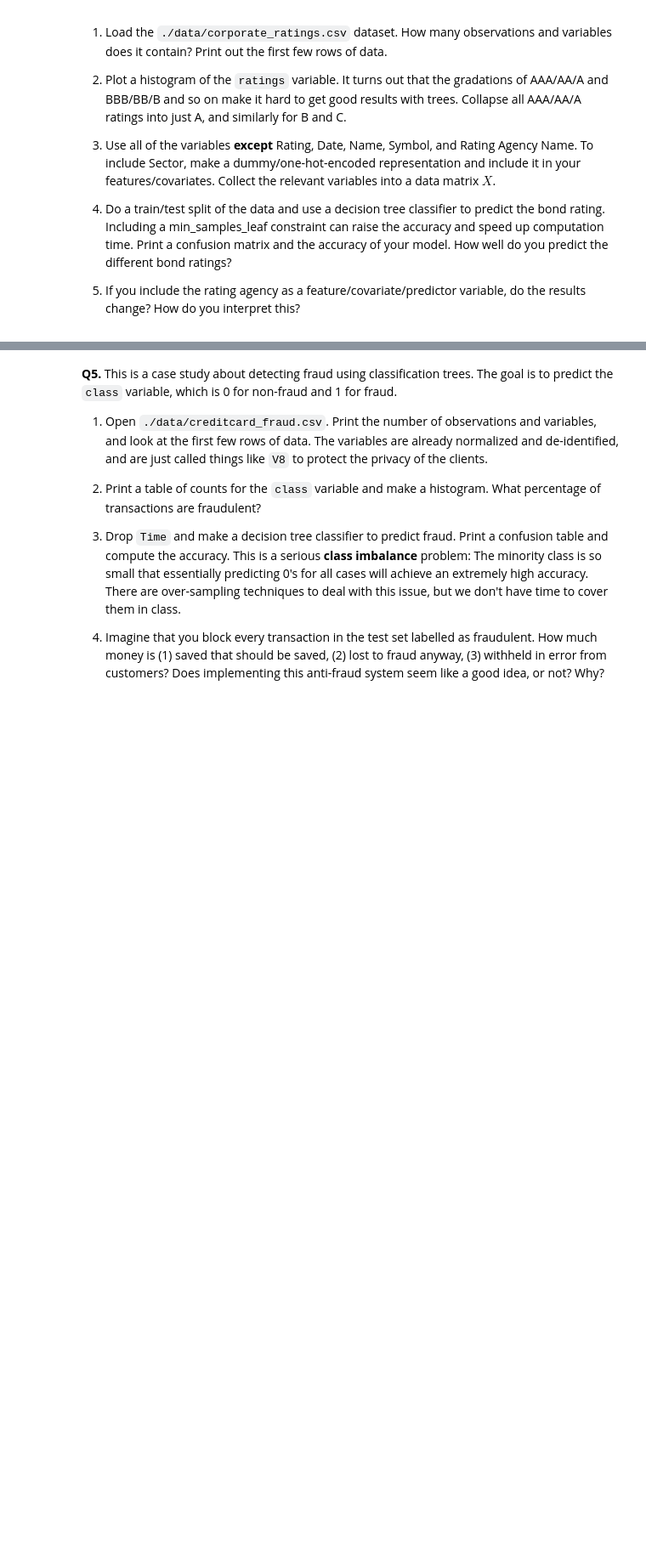
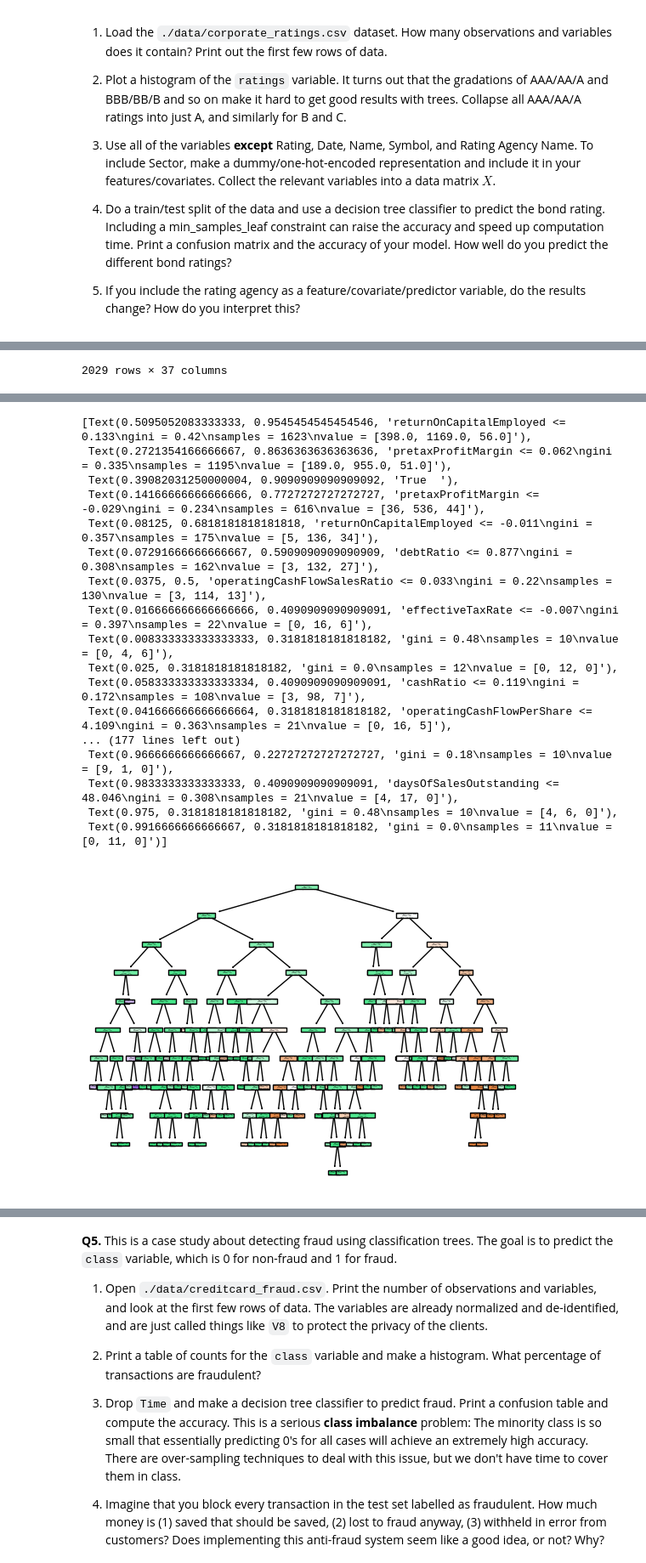
Before and after one commit to KaranRawatUVA/trees, a Jupyter notebook: assignment/assignment.ipynb, the cells around one changed output, grey strips where cells are left out. Shown: that part at 85% size. Saved outputs shown, nothing was run; the diff lists cells and outputs as text; code cells hidden in the pictures; blank space fills up the shorter version.

```diff
--- a/assignment/assignment.ipynb
+++ b/assignment/assignment.ipynb
@@ -276,0 +314,9 @@ Best R^2: 0.1339 with min_samples_leaf = 121
+# %%
+X1 = d4.drop(['Rating', 'Date', 'Name', 'Symbol', 'Rating Agency Name', 'Sector', 'ratings', 'rating_num'], axis=1)
+
+X_d3 = pd.get_dummies(d4['Sector'],dtype='int') # Create brand dummies
+
+
+X = pd.concat([X1 ,X_d3], axis=1) # Concatenate engineered features
+
+display(X)
@@ -276,0 +337,21 @@ Best R^2: 0.1339 with min_samples_leaf = 121
+# %%
+# 4
+
+
+y = d4['ratings']
+
+
+display(X)
+print(X.dtypes)
+X_train, X_test, y_train, y_test = train_test_split(X, y, test_size=0.2, random_state=42)
+
+X.columns = X.columns.astype(str)
+
+
+cart = DecisionTreeClassifier(min_samples_leaf=10)
+cart = cart.fit(X_train, y_train)
+
+# Visualize results:
+var_names = cart.feature_names_in_
+plot_tree(cart,filled=True,feature_names=var_names)
+# %% [output]
@@ -276,0 +370 @@ Best R^2: 0.1339 with min_samples_leaf = 121
+2029 rows × 37 columns
@@ -276,0 +388,18 @@ Best R^2: 0.1339 with min_samples_leaf = 121
+[Text(0.5095052083333333, 0.9545454545454546, 'returnOnCapitalEmployed <= 0.133\ngini = 0.42\nsamples = 1623\nvalue = [398.0, 1169.0, 56.0]'),
+ Text(0.2721354166666667, 0.8636363636363636, 'pretaxProfitMargin <= 0.062\ngini = 0.335\nsamples = 1195\nvalue = [189.0, 955.0, 51.0]'),
+ Text(0.39082031250000004, 0.9090909090909092, 'True  '),
+ Text(0.14166666666666666, 0.7727272727272727, 'pretaxProfitMargin <= -0.029\ngini = 0.234\nsamples = 616\nvalue = [36, 536, 44]'),
+ Text(0.08125, 0.6818181818181818, 'returnOnCapitalEmployed <= -0.011\ngini = 0.357\nsamples = 175\nvalue = [5, 136, 34]'),
+ Text(0.07291666666666667, 0.5909090909090909, 'debtRatio <= 0.877\ngini = 0.308\nsamples = 162\nvalue = [3, 132, 27]'),
+ Text(0.0375, 0.5, 'operatingCashFlowSalesRatio <= 0.033\ngini = 0.22\nsamples = 130\nvalue = [3, 114, 13]'),
+ Text(0.016666666666666666, 0.4090909090909091, 'effectiveTaxRate <= -0.007\ngini = 0.397\nsamples = 22\nvalue = [0, 16, 6]'),
+ Text(0.008333333333333333, 0.3181818181818182, 'gini = 0.48\nsamples = 10\nvalue = [0, 4, 6]'),
+ Text(0.025, 0.3181818181818182, 'gini = 0.0\nsamples = 12\nvalue = [0, 12, 0]'),
+ Text(0.058333333333333334, 0.4090909090909091, 'cashRatio <= 0.119\ngini = 0.172\nsamples = 108\nvalue = [3, 98, 7]'),
+ Text(0.041666666666666664, 0.3181818181818182, 'operatingCashFlowPerShare <= 4.109\ngini = 0.363\nsamples = 21\nvalue = [0, 16, 5]'),
+... (177 lines left out)
+ Text(0.9666666666666667, 0.22727272727272727, 'gini = 0.18\nsamples = 10\nvalue = [9, 1, 0]'),
+ Text(0.9833333333333333, 0.4090909090909091, 'daysOfSalesOutstanding <= 48.046\ngini = 0.308\nsamples = 21\nvalue = [4, 17, 0]'),
+ Text(0.975, 0.3181818181818182, 'gini = 0.48\nsamples = 10\nvalue = [4, 6, 0]'),
+ Text(0.9916666666666667, 0.3181818181818182, 'gini = 0.0\nsamples = 11\nvalue = [0, 11, 0]')]
+[figure, added]
```
Also changed, not shown: parts of 9 cells of this notebook.
